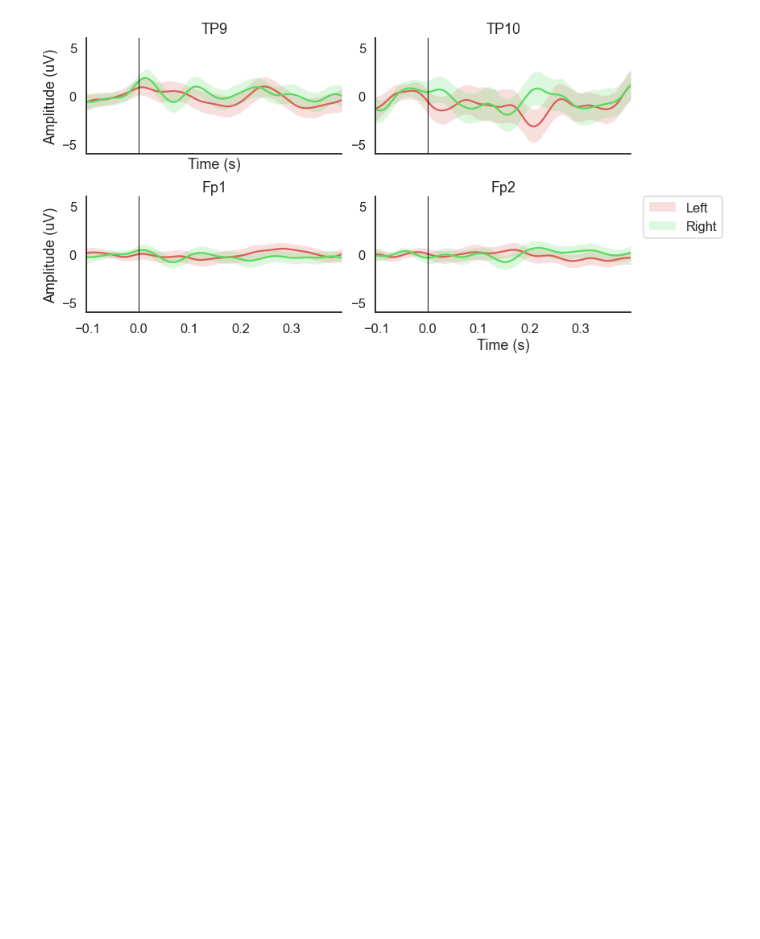
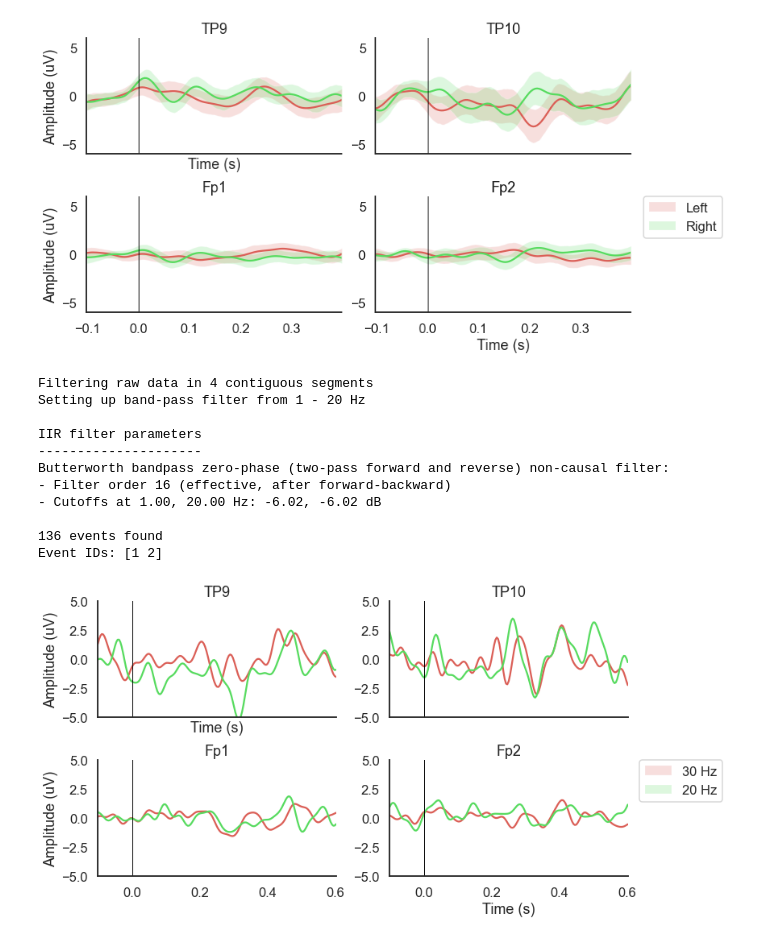
Before and after one commit to tmvchan/intro-eeg-nd, a Jupyter notebook: introeeg_labs/sandbox.ipynb, the cells around one changed output. Drawn from its saved outputs; the diff is of its cells as text; code cells hidden in the pictures; blank space fills up the shorter version.

```diff
--- a/introeeg_labs/sandbox.ipynb
+++ b/introeeg_labs/sandbox.ipynb
@@ -150,3 +150,34 @@ fig, ax = plot_conditions(epochs, conditions=conditions,
                           diff_waveform=None)
 # %% [output]
 [figure]
+# %%
+## sandboxing: can I see the VEP with the SSVEP stimuli?
+
+raw_filt = raw.copy().filter(1, 20, method='iir')
+events = find_events(raw)
+event_id = {'30 Hz': 1, '20 Hz': 2}
+epochs = Epochs(raw_filt, events=events, event_id=event_id,
+                tmin=-0.1, tmax=0.6, baseline=(-0.1,0),
+                reject={'eeg': 75e-6}, preload=True,
+                verbose=False, picks=[0, 1, 2, 3])
+conditions = OrderedDict()
+conditions['30 Hz'] = [1]
+conditions['20 Hz'] = [2]
+
+fig, ax = plot_conditions(epochs, conditions=conditions,
+                                ci=97.5, n_boot=1, title='',
+                                diff_waveform=None,
+                                channel_order=[0,1,3,2], ylim=(-5, 5))
+# %% [output]
+Filtering raw data in 4 contiguous segments
+Setting up band-pass filter from 1 - 20 Hz
+
+IIR filter parameters
+---------------------
+Butterworth bandpass zero-phase (two-pass forward and reverse) non-causal filter:
+- Filter order 16 (effective, after forward-backward)
+- Cutoffs at 1.00, 20.00 Hz: -6.02, -6.02 dB
+
+136 events found
+Event IDs: [1 2]
+[figure, added]
```
Also changed, not shown: 3 other files.
